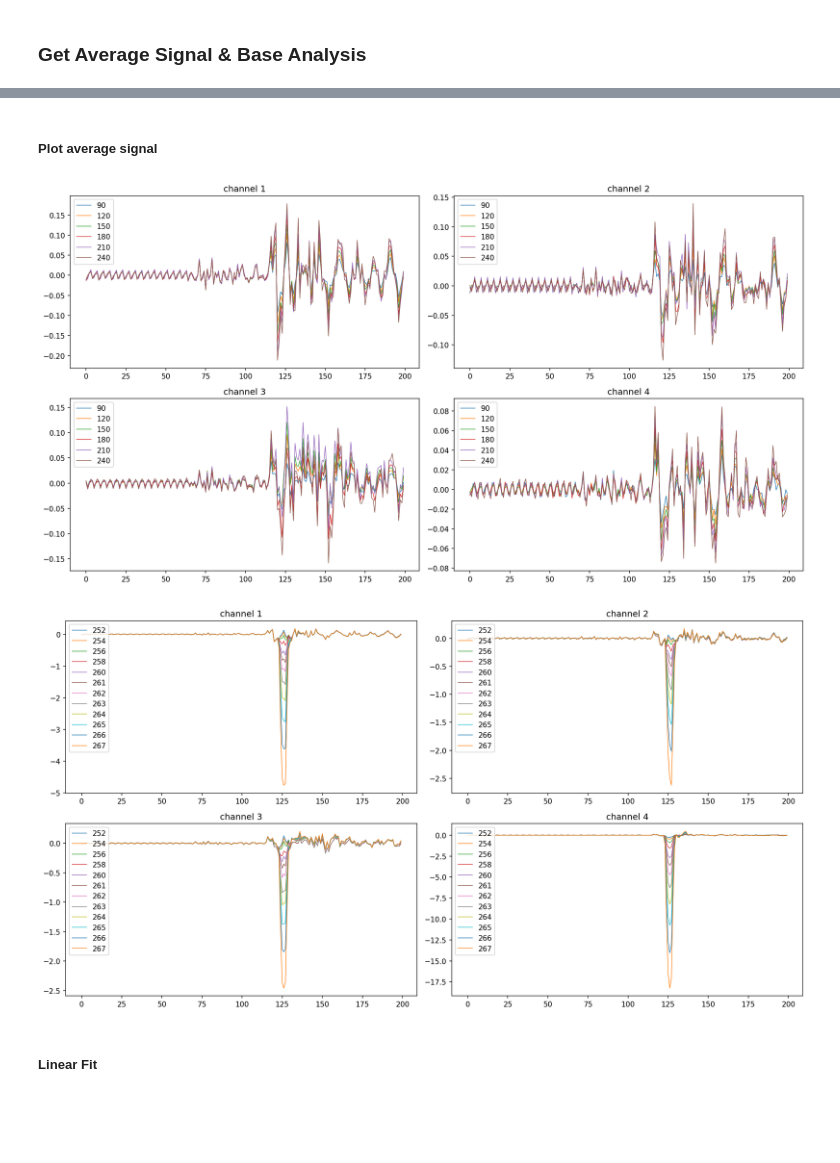
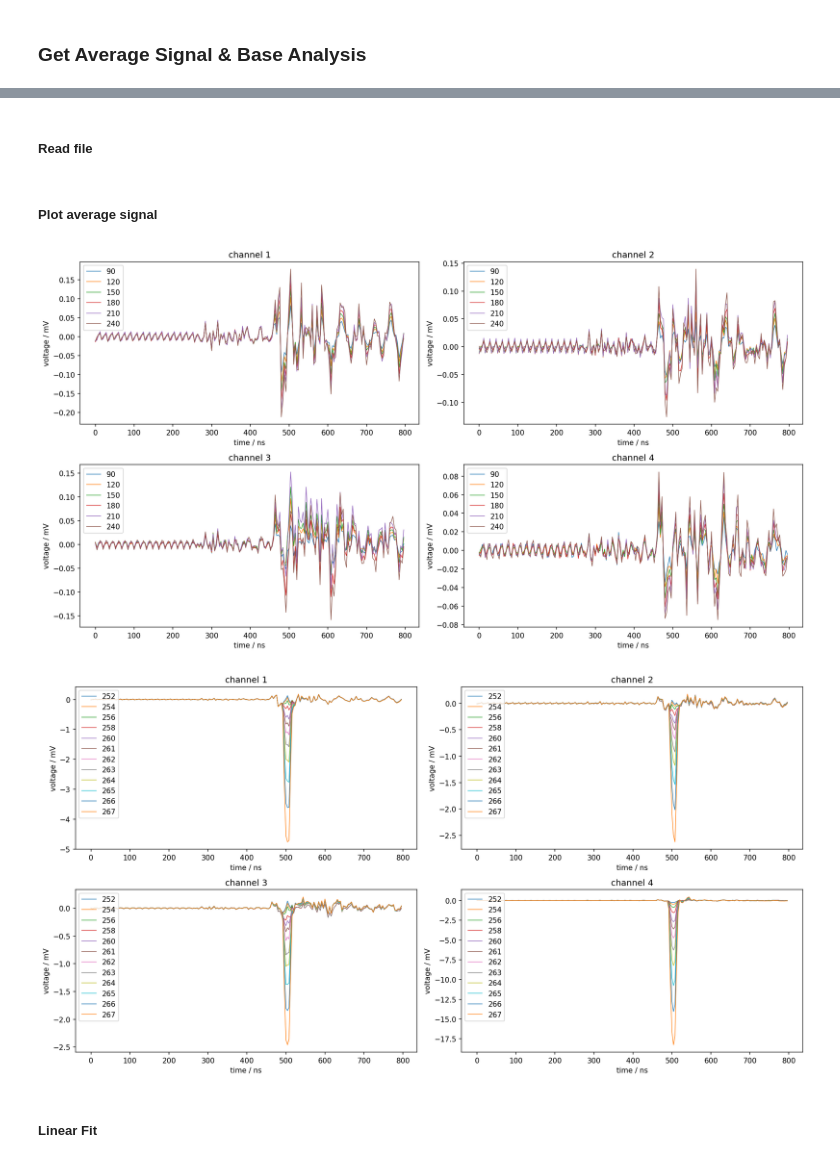
Before and after one commit to yfzhao20/PMT-Test, a Jupyter notebook: yfzhao/dist-analysis-v2.ipynb, the cells around one changed output, grey strips where cells are left out. Cells and saved outputs as stored; diff of their text form; code cells hidden in the pictures; blank space fills up the shorter version.

```diff
--- a/yfzhao/dist-analysis-v2.ipynb
+++ b/yfzhao/dist-analysis-v2.ipynb
@@ -185,29 +226,51 @@ avg_sig = avg_sig_volt(SIG_FILE)
+# %% [markdown]
+##### Read file
+# %%
+def avg_loadfile(volt_range):
+    avg_data = defaultdict(dict)
+    for ch in (1,2,3,4):
+        for volt in volt_range:
+            path = TXT_PATH + STD_FILE(ch, volt)
+            type_dict = {
+                'sig':   lambda _: np.fromstring(_ , sep=' '),
+                'sigsq': lambda _: np.fromstring(_ , sep=' '),
+                'count': int
+                }
+            avg_data[ch][volt] = load_file(path, type_dict, rm_char='[]\n')
+    return avg_data
+
+avg_base = avg_loadfile(BASE_VOLT)
+avg_sig = avg_loadfile(SIG_VOLT)
 # %% [markdown]
 ##### Plot average signal
 # %%
-def plot_avg(avg_info):
+def plot_avg(avg_info, filename: None):
     '''
     plot average signal
     '''
     fig, axes = plt.subplots(2,2, figsize=(15,8), dpi=150)
     for ch, vdata in avg_info.items() :
         legend = []
         chid = ch - 1
         ax = axes[chid // 2 ][chid % 2]
         for v, data in vdata.items():
             legend.append(v)
             sig = data['sig'] * VOLT_SCALE
-            ax.plot(( sig- np.average(sig[:50])), linewidth=.8)
+            ax.plot(np.arange(len(sig)) * TIME_SCALE, ( sig- np.average(sig[:50])), linewidth=.8)
         ax.legend(legend,loc='upper left')
         ax.set_title(f'channel {ch}')
+        ax.set_xlabel('time / ns')
+        ax.set_ylabel('voltage / mV')
     plt.tight_layout()
+    if filename is not None:
+        plt.savefig(f"{PLOT_PATH}{filename}.png", dpi=300)
     plt.show()
 
-plot_avg(avg_base)
-plot_avg(avg_sig)
+plot_avg(avg_base, "avg_base")
+plot_avg(avg_sig, "avg_signal")
 # %% [output]
-[figure, old version]
+[figure, new version]
-[figure, old version]
+[figure, new version]
 # %% [markdown]
 ##### Linear Fit
 # %%
```
Also changed, not shown: parts of 6 cells of this notebook, 6 other files.
